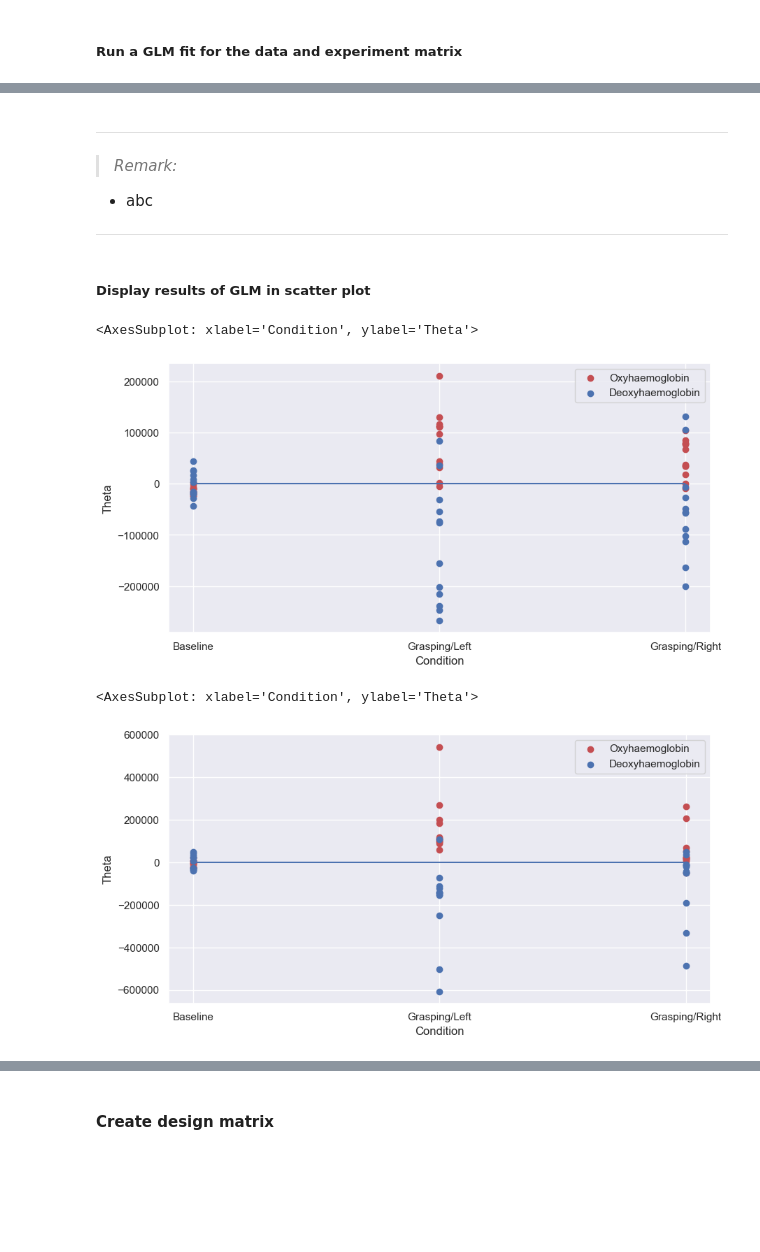
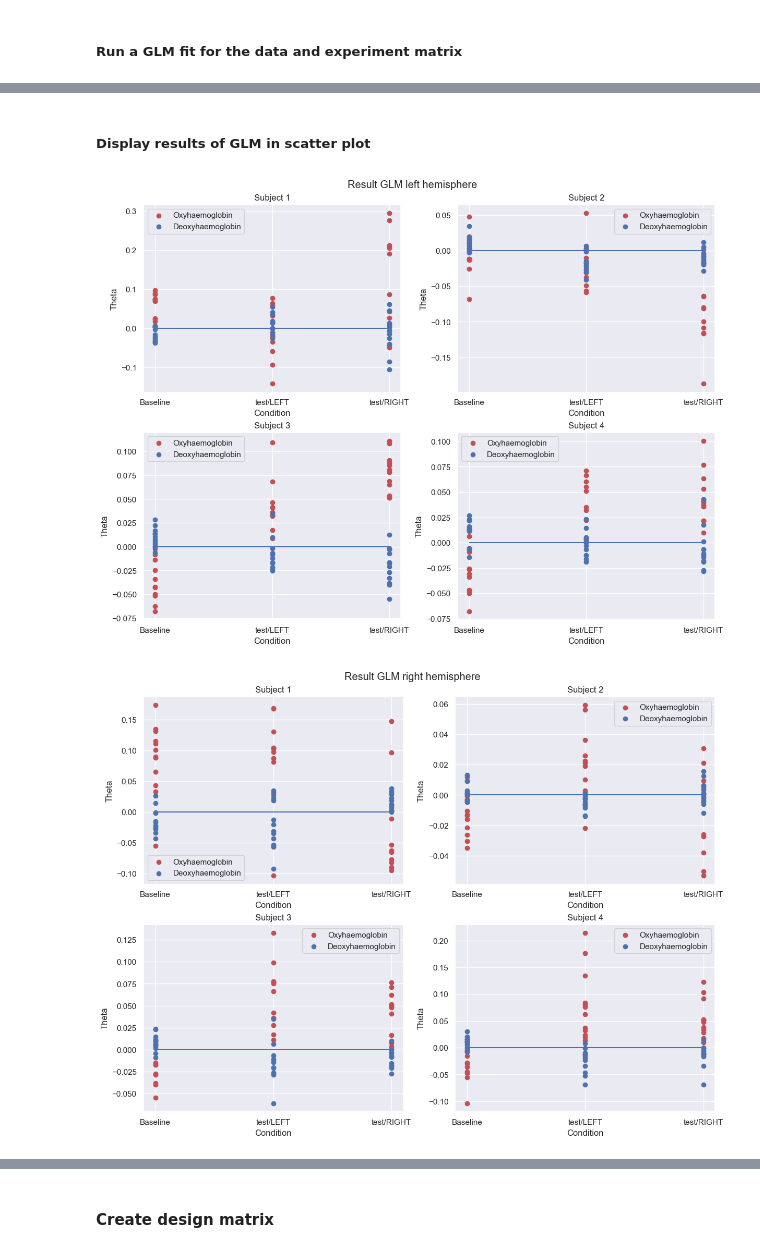
Before and after one commit to Fabian-Duren/Master-Thesis, a Jupyter notebook: FTT analysis/FTT2/General linear model - FTT2.ipynb, the cells around one changed output, grey strips where cells are left out. Drawn from its saved outputs; the diff is of its cells as text; code cells hidden in the pictures; blank space fills up the shorter version.

```diff
--- a/FTT analysis/FTT2/General linear model - FTT2.ipynb
+++ b/FTT analysis/FTT2/General linear model - FTT2.ipynb
@@ -936,8 +848,16 @@ glm_est.data['S1_D1 hbo'].model.order
 # %%
 # Inspect whitened signal
-plt.plot(glm_est.data['S6_D4 hbo'].Y)
-plt.plot(glm_est.data['S6_D4 hbo'].whitened_Y)
-plt.legend(["Input signal", "Whitened signal"])
-plt.xlabel("sample")
-plt.ylabel("Delta Mol")
+channel = 'S4_D2 hbo'
+fig, ((ax1, ax2),(ax3,ax4)) = plt.subplots(2,2, figsize = (12,10), constrained_layout=True)
+fig.suptitle('Visualization effect whitening with AR5 model')
+for sub, ax in enumerate([ax1, ax2, ax3, ax4]):
+    time = np.arange(len(glm_est[sub].data[channel].Y))/raw_haemos[sub].info['sfreq']
+    ax.plot(time, 1e6*glm_est[sub].data[channel].Y)
+    ax.plot(time, 1e6*glm_est[sub].data[channel].whitened_Y)
+    ax.legend([channel, channel + " whitened"])
+    ax.set_xlabel("time (s)")
+    ax.set_ylabel("HbO/HbR concetration (µM)")
+    ax.set_title('Subject ' + str(sub+1))
+if export:
+    fig.savefig('GLM/whitened_signals.png')
 # %% [output]
@@ -948,4 +872,12 @@ Text(0, 0.5, 'Delta Mol')
 # %%
-MSE = glm_est.MSE()
+MSE = []
+for sub in range(4):
+    MSE.append(glm_est[sub].MSE())
 # %%
-glm_est.to_dataframe().head(30)
+# Extract channel metrics
+chas = []
+for sub in range(4):
+    chas.append(glm_est[sub].to_dataframe())
+    chas[sub]['Subject'] = sub+1
+
+df_chas = pd.concat(chas, ignore_index=True)
@@ -970,28 +884,28 @@ glm_est.to_dataframe().head(30)
-# %% [markdown]
----
-> *Remark:*
-- abc
----
 # %% [markdown]
 ##### Display results of GLM in scatter plot
 # %%
 # Determine channels of left and right hemisphere
 left = [[1, 1], [3, 1], [5, 1], [7, 1], [5, 3], [7, 3], [3, 5], [5, 5], [1, 7], [3, 7], [1, 9], [7, 9]]
 right = [[2, 2], [4, 2], [6, 2], [8, 2], [6, 4], [8, 4], [4, 6], [6, 6], [2, 8], [4, 8], [2, 10], [8, 10]]
-ROI_right = picks_pair_to_idx(raw_haemo.copy(), right, on_missing='warning')
-ROI_left = picks_pair_to_idx(raw_haemo.copy(), left, on_missing='warning')
+groups = dict(ROI_left = picks_pair_to_idx(raw_haemos[0].copy(), left, on_missing='warning'), ROI_right = picks_pair_to_idx(raw_haemos[0].copy(), right, on_missing='warning'))
 # %%
 # Left hemisphere
-glm_est.copy().pick(picks = ROI_left).scatter(conditions=['Baseline', 'Grasping/Left', 'Grasping/Right'])
+fig, ((ax1, ax2),(ax3,ax4)) = plt.subplots(2,2, figsize = (12,9), constrained_layout=True)
+fig.suptitle('Result GLM left hemisphere')
+for sub, ax in enumerate([ax1, ax2, ax3, ax4]):
+    glm_est[sub].copy().pick(picks = groups['ROI_left']).scatter(conditions=['Baseline', 'test/LEFT', 'test/RIGHT'], axes = ax)
+    ax.set_title('Subject ' + str(sub+1))
 # %% [output]
-<AxesSubplot: xlabel='Condition', ylabel='Theta'>
-[figure, old version]
+[figure, new version]
 # %%
 # Right hemisphere
-glm_est.copy().pick(picks = ROI_right).scatter(conditions=['Baseline', 'Grasping/Left', 'Grasping/Right'])
+fig, ((ax1, ax2),(ax3,ax4)) = plt.subplots(2,2, figsize = (12,9), constrained_layout=True)
+fig.suptitle('Result GLM right hemisphere')
+for sub, ax in enumerate([ax1, ax2, ax3, ax4]):
+    glm_est[sub].copy().pick(picks = groups['ROI_right']).scatter(conditions=['Baseline', 'test/LEFT', 'test/RIGHT'], axes = ax)
+    ax.set_title('Subject ' + str(sub+1))
 # %% [output]
-<AxesSubplot: xlabel='Condition', ylabel='Theta'>
-[figure, old version]
+[figure, new version]
 # %% [markdown]
 ---
 > *Remark:*
```
Also changed, not shown: parts of 111 cells of this notebook, 22 other files.
